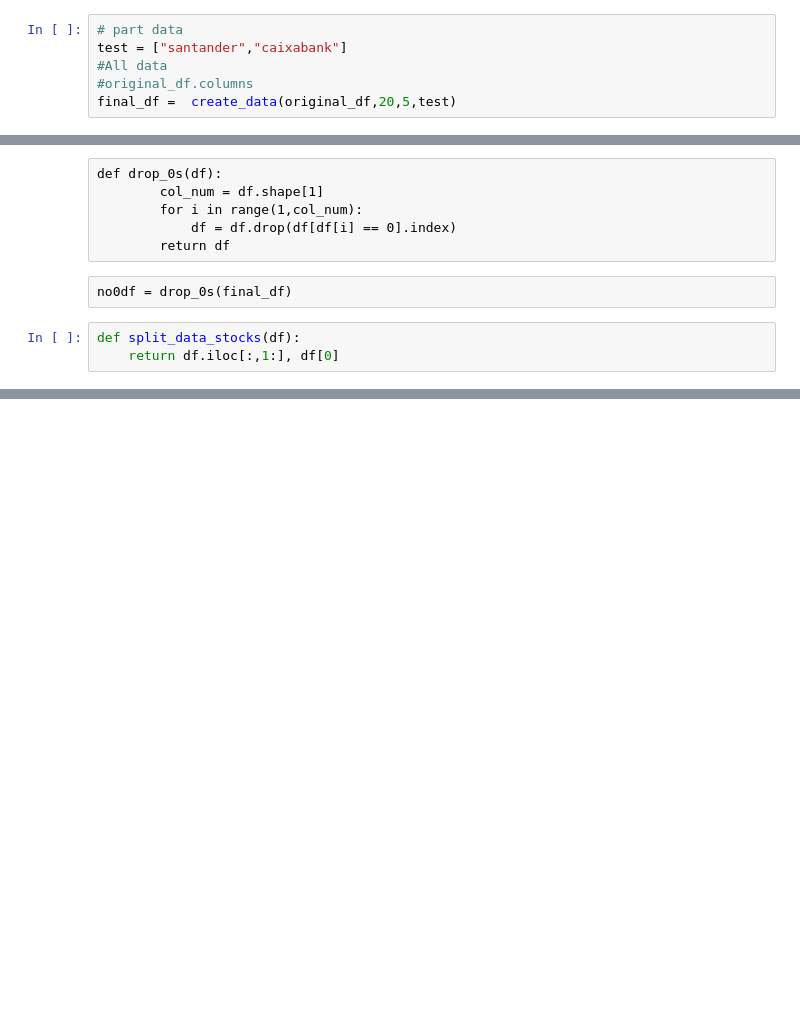
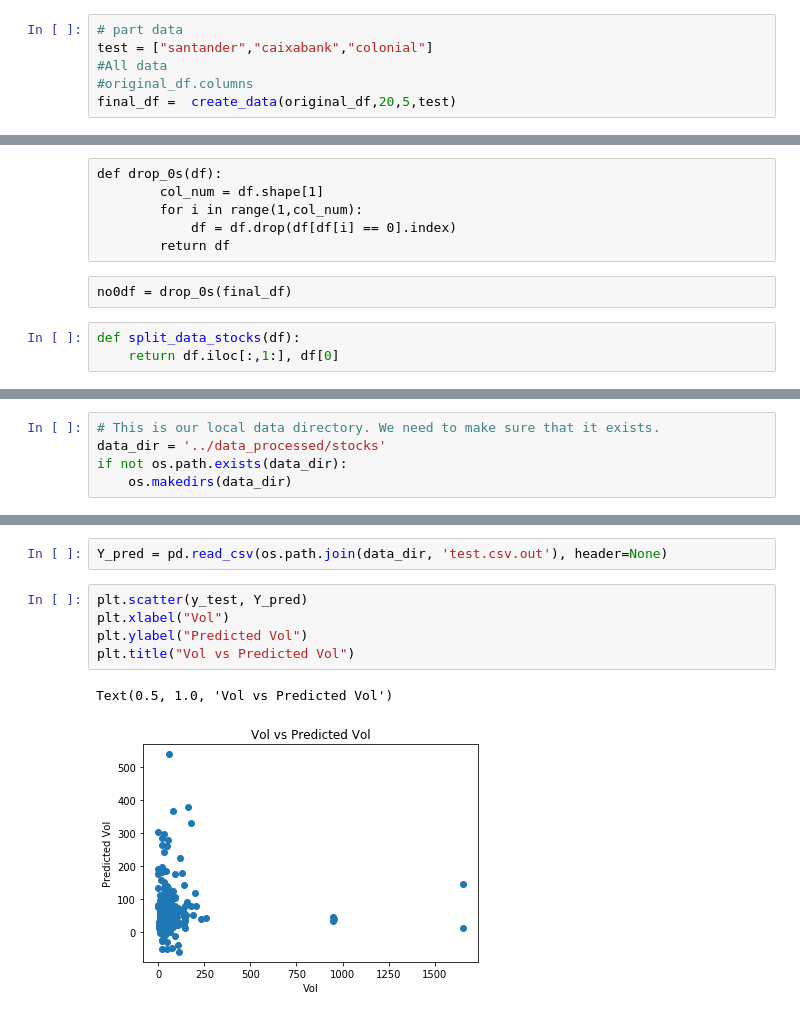
Before and after one commit to mkoz92/mlengineeringfinal, a Jupyter notebook: main.ipynb, the cells around one changed output, grey strips where cells are left out. Cells and saved outputs as stored; diff of their text form; blank space fills up the shorter version.

```diff
--- a/main.ipynb
+++ b/main.ipynb
@@ -105,7 +106,7 @@ def create_data(df, look_back, predict_next, stocks):
 #pct_df['repsol'][0:20]*100
 # %%
 # part data
-test = ["santander","caixabank"]
+test = ["santander","caixabank","colonial"]
 #All data
 #original_df.columns
 final_df =  create_data(original_df,20,5,test)
@@ -141,0 +153,5 @@ X_train, X_test, y_train, y_test = train_test_split(final_df.iloc[:,1:], final_d
+# %%
+# This is our local data directory. We need to make sure that it exists.
+data_dir = '../data_processed/stocks'
+if not os.path.exists(data_dir):
+    os.makedirs(data_dir)
@@ -141,0 +242,10 @@ X_train, X_test, y_train, y_test = train_test_split(final_df.iloc[:,1:], final_d
+# %%
+Y_pred = pd.read_csv(os.path.join(data_dir, 'test.csv.out'), header=None)
+# %%
+plt.scatter(y_test, Y_pred)
+plt.xlabel("Vol")
+plt.ylabel("Predicted Vol")
+plt.title("Vol vs Predicted Vol")
+# %% [output]
+Text(0.5, 1.0, 'Vol vs Predicted Vol')
+[figure, added]
```
Also changed, not shown: parts of 22 cells of this notebook.
